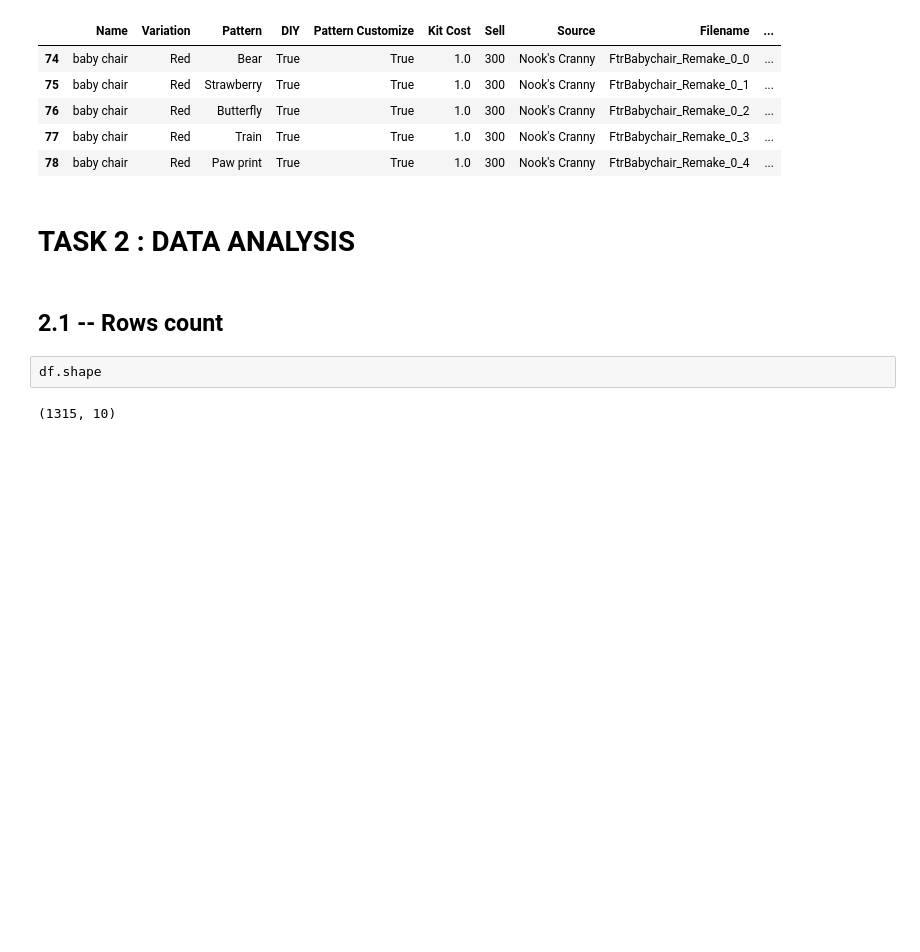
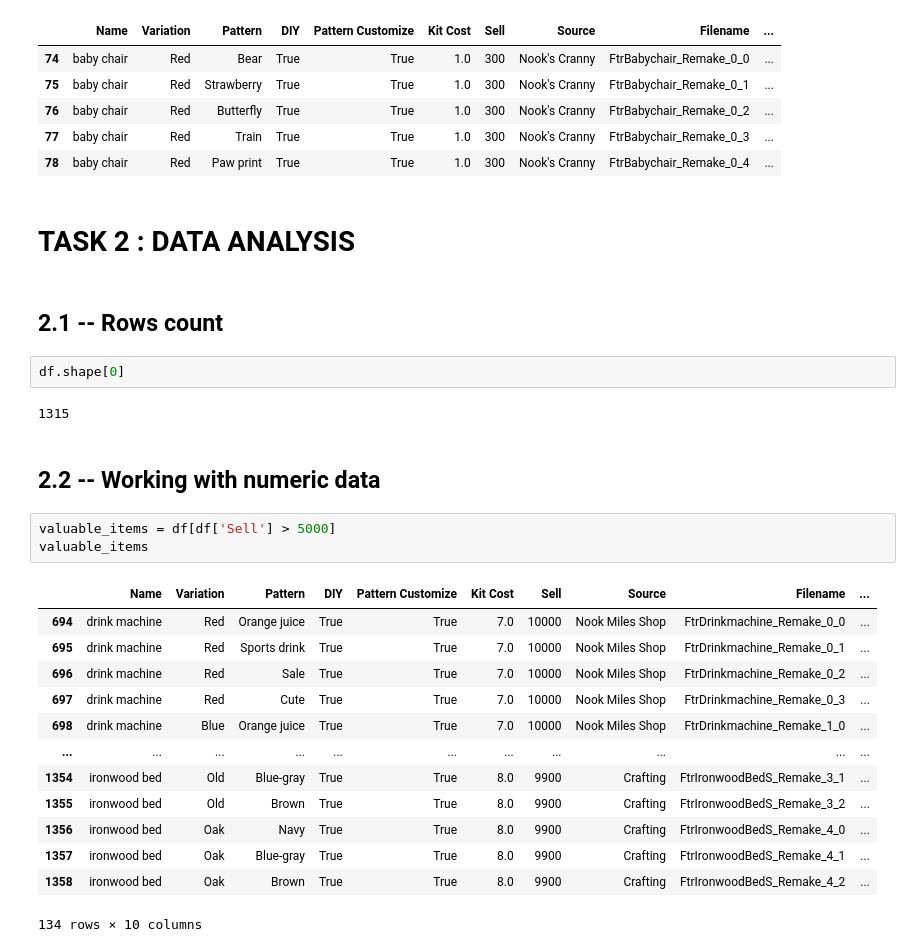
Before and after one commit to OnishchenkoDaria/data-processing-labs, a Jupyter notebook: sample.ipynb, the cells around one changed output. Saved outputs shown, nothing was run; the diff lists cells and outputs as text; blank space fills up the shorter version.

```diff
--- a/sample.ipynb
+++ b/sample.ipynb
@@ -132,6 +132,25 @@ df.head()
 # %% [markdown]
 ## 2.1 -- Rows count
 # %%
-df.shape
+df.shape[0]
 # %% [output]
-(1315, 10)
+1315
+# %% [markdown]
+## 2.2 -- Working with numeric data
+# %%
+valuable_items = df[df['Sell'] > 5000]
+valuable_items
+# %% [output]
+|  | Name | Variation | Pattern | DIY | Pattern Customize | Kit Cost | Sell | Source | Filename | ... |
+| 694 | drink machine | Red | Orange juice | True | True | 7.0 | 10000 | Nook Miles Shop | FtrDrinkmachine_Remake_0_0 | ... |
+| 695 | drink machine | Red | Sports drink | True | True | 7.0 | 10000 | Nook Miles Shop | FtrDrinkmachine_Remake_0_1 | ... |
+| 696 | drink machine | Red | Sale | True | True | 7.0 | 10000 | Nook Miles Shop | FtrDrinkmachine_Remake_0_2 | ... |
+| 697 | drink machine | Red | Cute | True | True | 7.0 | 10000 | Nook Miles Shop | FtrDrinkmachine_Remake_0_3 | ... |
+| 698 | drink machine | Blue | Orange juice | True | True | 7.0 | 10000 | Nook Miles Shop | FtrDrinkmachine_Remake_1_0 | ... |
+| ... | ... | ... | ... | ... | ... | ... | ... | ... | ... | ... |
+| 1354 | ironwood bed | Old | Blue-gray | True | True | 8.0 | 9900 | Crafting | FtrIronwoodBedS_Remake_3_1 | ... |
+| 1355 | ironwood bed | Old | Brown | True | True | 8.0 | 9900 | Crafting | FtrIronwoodBedS_Remake_3_2 | ... |
+| 1356 | ironwood bed | Oak | Navy | True | True | 8.0 | 9900 | Crafting | FtrIronwoodBedS_Remake_4_0 | ... |
+| 1357 | ironwood bed | Oak | Blue-gray | True | True | 8.0 | 9900 | Crafting | FtrIronwoodBedS_Remake_4_1 | ... |
+| 1358 | ironwood bed | Oak | Brown | True | True | 8.0 | 9900 | Crafting | FtrIronwoodBedS_Remake_4_2 | ... |
+134 rows × 10 columns
```
Also changed, not shown: parts of 7 cells of this notebook.
